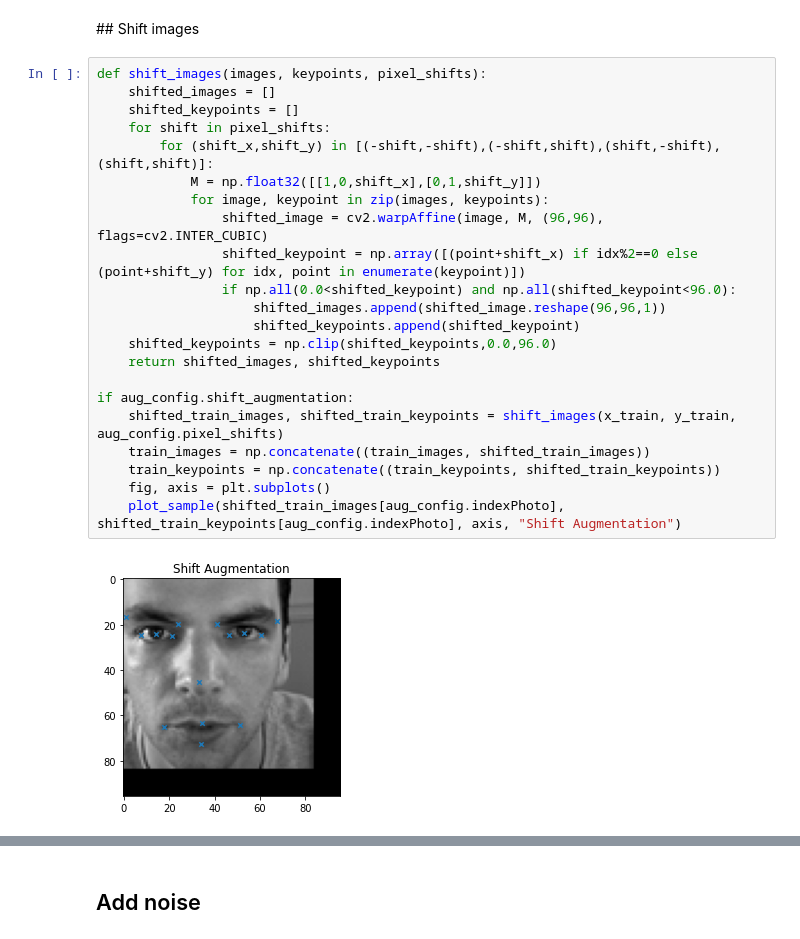
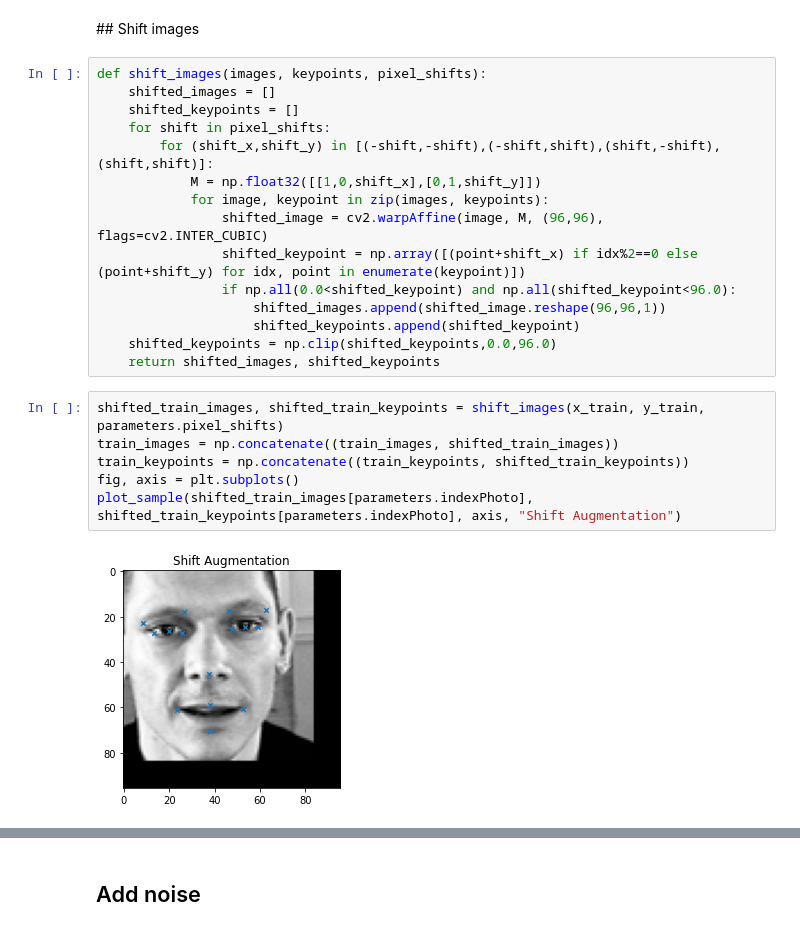
Before and after one commit to JanLeyva/DeepLearning, a Jupyter notebook: FinalAssignmentV1.ipynb, the cells around one changed output, grey strips where cells are left out. Saved outputs shown, nothing was run; the diff lists cells and outputs as text.

```diff
--- a/FinalAssignmentV1.ipynb
+++ b/FinalAssignmentV1.ipynb
@@ -246,15 +275,14 @@ def shift_images(images, keypoints, pixel_shifts):
                     shifted_keypoints.append(shifted_keypoint)
     shifted_keypoints = np.clip(shifted_keypoints,0.0,96.0)
     return shifted_images, shifted_keypoints
-
-if aug_config.shift_augmentation:
-    shifted_train_images, shifted_train_keypoints = shift_images(x_train, y_train, aug_config.pixel_shifts)
-    train_images = np.concatenate((train_images, shifted_train_images))
-    train_keypoints = np.concatenate((train_keypoints, shifted_train_keypoints))
-    fig, axis = plt.subplots()
-    plot_sample(shifted_train_images[aug_config.indexPhoto], shifted_train_keypoints[aug_config.indexPhoto], axis, "Shift Augmentation")
-# %% [output]
-[figure, removed]
+# %%
+shifted_train_images, shifted_train_keypoints = shift_images(x_train, y_train, parameters.pixel_shifts)
+train_images = np.concatenate((train_images, shifted_train_images))
+train_keypoints = np.concatenate((train_keypoints, shifted_train_keypoints))
+fig, axis = plt.subplots()
+plot_sample(shifted_train_images[parameters.indexPhoto], shifted_train_keypoints[parameters.indexPhoto], axis, "Shift Augmentation")
+# %% [output]
+[figure, added]
 # %%
 print("Shape of training dataset:",train_images.shape)
 print("Shape of keypoints dataset:",train_keypoints.shape)
```
Also changed, not shown: parts of 49 cells of this notebook.
